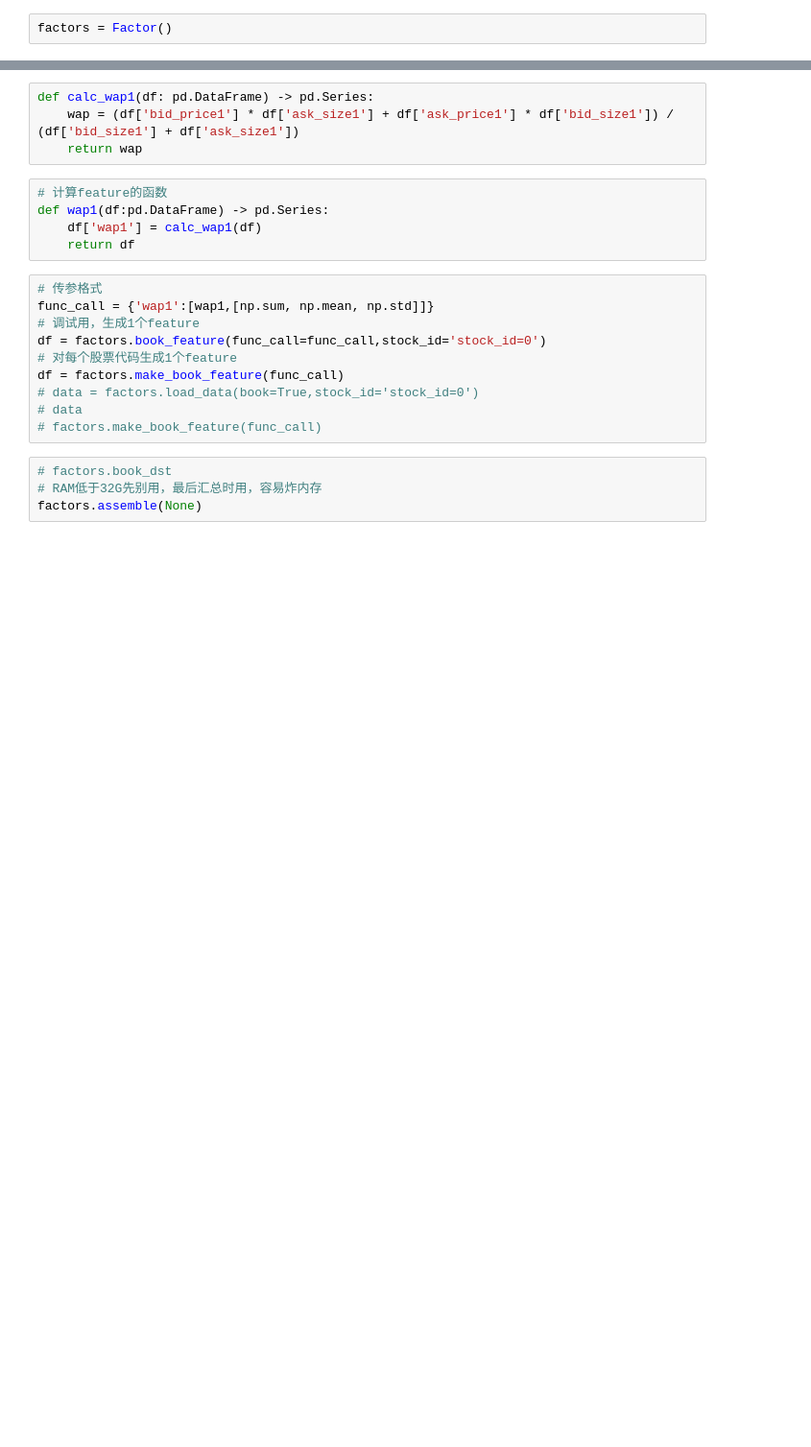
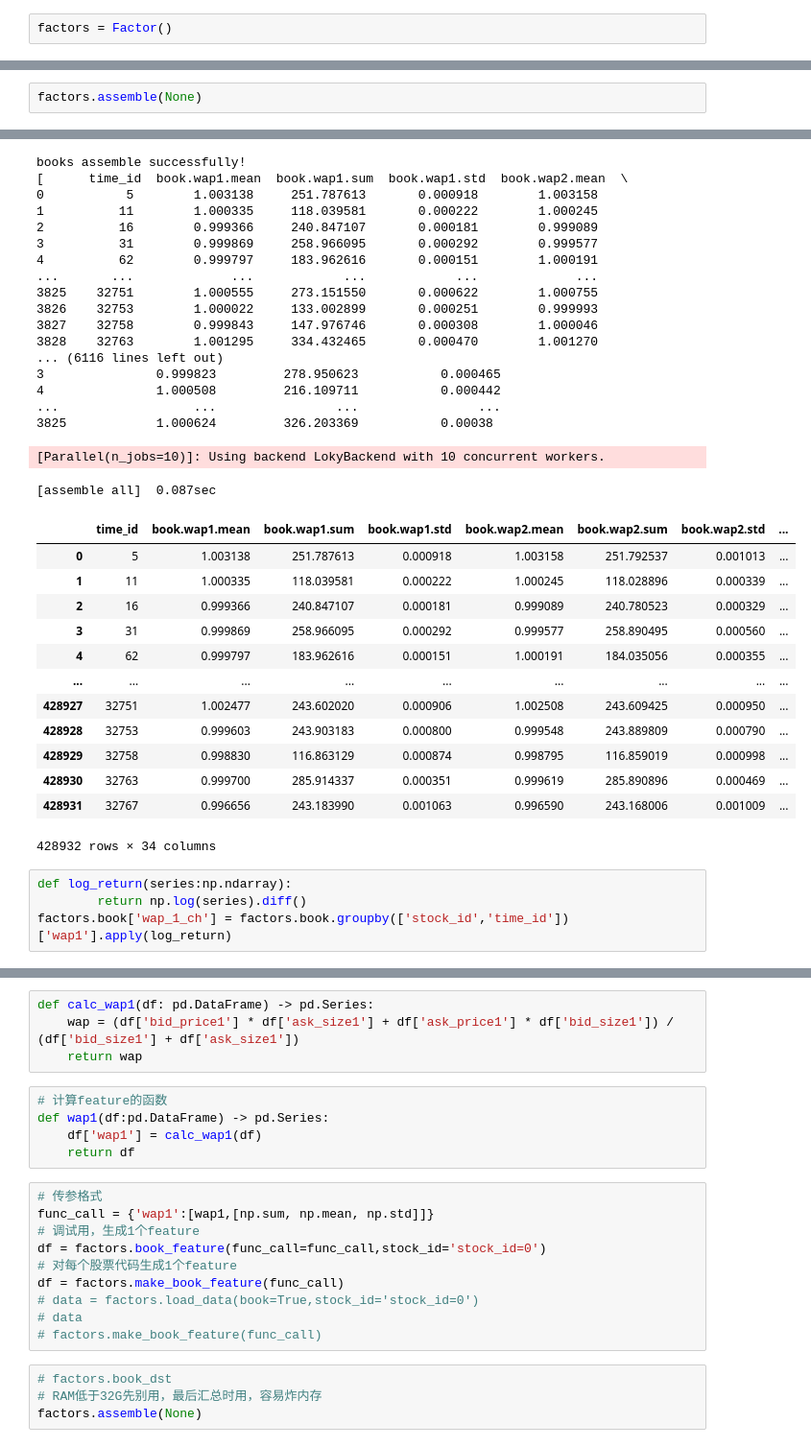
Before and after one commit to Maroon1989/RV_CIS_4190, a Jupyter notebook: fac_cal_demo.ipynb, the cells around one changed output, grey strips where cells are left out. Shown at 96% size. Drawn from its saved outputs; the diff is of its cells as text; blank space fills up the shorter version.

```diff
--- a/fac_cal_demo.ipynb
+++ b/fac_cal_demo.ipynb
@@ -8,0 +29,3 @@ factors = Factor()
+# %%
+factors.assemble(None)
+# %% [output]
@@ -8,0 +35,36 @@ factors = Factor()
+books assemble successfully!
+[      time_id  book.wap1.mean  book.wap1.sum  book.wap1.std  book.wap2.mean  \
+0           5        1.003138     251.787613       0.000918        1.003158
+1          11        1.000335     118.039581       0.000222        1.000245
+2          16        0.999366     240.847107       0.000181        0.999089
+3          31        0.999869     258.966095       0.000292        0.999577
+4          62        0.999797     183.962616       0.000151        1.000191
+...       ...             ...            ...            ...             ...
+3825    32751        1.000555     273.151550       0.000622        1.000755
+3826    32753        1.000022     133.002899       0.000251        0.999993
+3827    32758        0.999843     147.976746       0.000308        1.000046
+3828    32763        1.001295     334.432465       0.000470        1.001270
+... (6116 lines left out)
+3               0.999823         278.950623           0.000465
+4               1.000508         216.109711           0.000442
+...                  ...                ...                ...
+3825            1.000624         326.203369           0.00038
+[Parallel(n_jobs=10)]: Using backend LokyBackend with 10 concurrent workers.
+[assemble all]  0.087sec
+|  | time_id | book.wap1.mean | book.wap1.sum | book.wap1.std | book.wap2.mean | book.wap2.sum | book.wap2.std | ... |
+| 0 | 5 | 1.003138 | 251.787613 | 0.000918 | 1.003158 | 251.792537 | 0.001013 | ... |
+| 1 | 11 | 1.000335 | 118.039581 | 0.000222 | 1.000245 | 118.028896 | 0.000339 | ... |
+| 2 | 16 | 0.999366 | 240.847107 | 0.000181 | 0.999089 | 240.780523 | 0.000329 | ... |
+| 3 | 31 | 0.999869 | 258.966095 | 0.000292 | 0.999577 | 258.890495 | 0.000560 | ... |
+| 4 | 62 | 0.999797 | 183.962616 | 0.000151 | 1.000191 | 184.035056 | 0.000355 | ... |
+| ... | ... | ... | ... | ... | ... | ... | ... | ... |
+| 428927 | 32751 | 1.002477 | 243.602020 | 0.000906 | 1.002508 | 243.609425 | 0.000950 | ... |
+| 428928 | 32753 | 0.999603 | 243.903183 | 0.000800 | 0.999548 | 243.889809 | 0.000790 | ... |
+| 428929 | 32758 | 0.998830 | 116.863129 | 0.000874 | 0.998795 | 116.859019 | 0.000998 | ... |
+| 428930 | 32763 | 0.999700 | 285.914337 | 0.000351 | 0.999619 | 285.890896 | 0.000469 | ... |
+| 428931 | 32767 | 0.996656 | 243.183990 | 0.001063 | 0.996590 | 243.168006 | 0.001009 | ... |
+428932 rows × 34 columns
+# %%
+def log_return(series:np.ndarray):
+        return np.log(series).diff()
+factors.book['wap_1_ch'] = factors.book.groupby(['stock_id','time_id'])['wap1'].apply(log_return)
```
Also changed, not shown: parts of 9 cells of this notebook, 6 other files.
